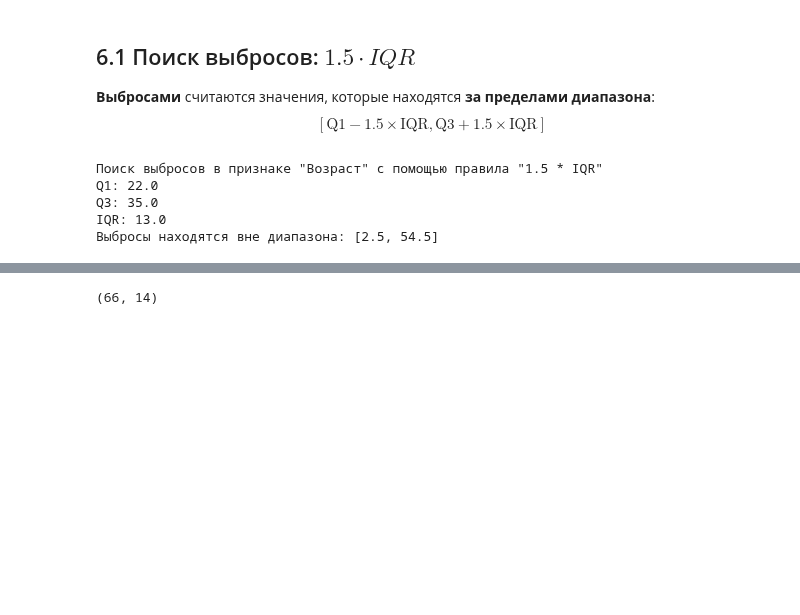
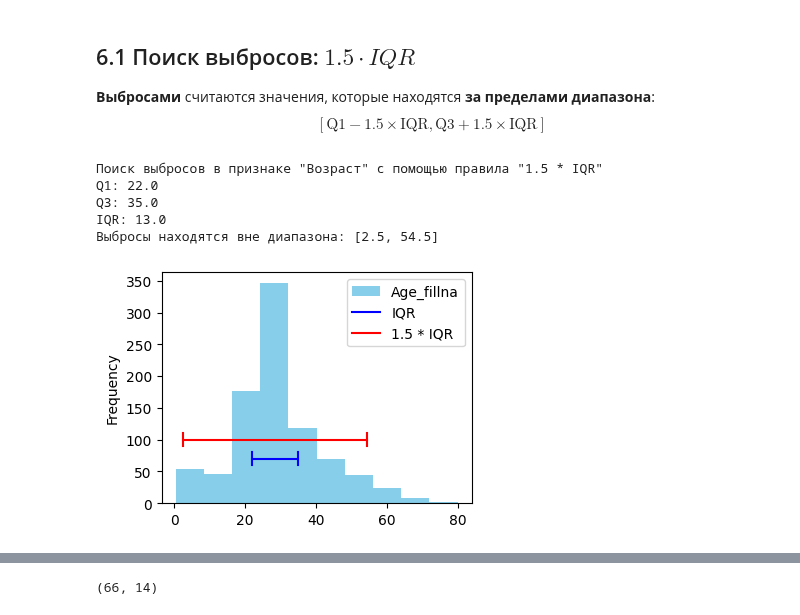
Before and after one commit to ksumarshmallow/Data-Analysis-Media-24, a Jupyter notebook: Seminars/Sem5/Sem5.ipynb, the cells around one changed output, grey strips where cells are left out. Cells and saved outputs as stored; diff of their text form; code cells hidden in the pictures; blank space fills up the shorter version.

```diff
--- a/Seminars/Sem5/Sem5.ipynb
+++ b/Seminars/Sem5/Sem5.ipynb
@@ -860,6 +860,22 @@ Q1: 22.0
 Q3: 35.0
 IQR: 13.0
 Выбросы находятся вне диапазона: [2.5, 54.5]
+# %%
+df['Age_fillna'].plot(kind='hist', figsize=(4, 3), color='skyblue')
+
+# IQR plot
+plt.plot([df['Age_fillna'].quantile(0.25), df['Age_fillna'].quantile(0.75)], [70, 70], color='blue', label='IQR')
+plt.plot([df['Age_fillna'].quantile(0.25), df['Age_fillna'].quantile(0.25)], [60, 80], color='blue')
+plt.plot([df['Age_fillna'].quantile(0.75), df['Age_fillna'].quantile(0.75)], [60, 80], color='blue')
+
+# 1.5 * IQR plot
+plt.plot([lower_bound, upper_bound], [100, 100], color='red', label='1.5 * IQR')
+plt.plot([lower_bound, lower_bound], [90, 110], color='red')
+plt.plot([upper_bound, upper_bound], [90, 110], color='red')
+
+plt.legend();
+# %% [output]
+[figure, added]
 # %%
 # Фильтрация: смотрим на наблюдения, соответствующие выбросам по признаку Age
 df[(df['Age_fillna'] < lower_bound) | (df['Age_fillna'] > upper_bound)]
```
Also changed, not shown: parts of 11 cells of this notebook, 13 other files.
